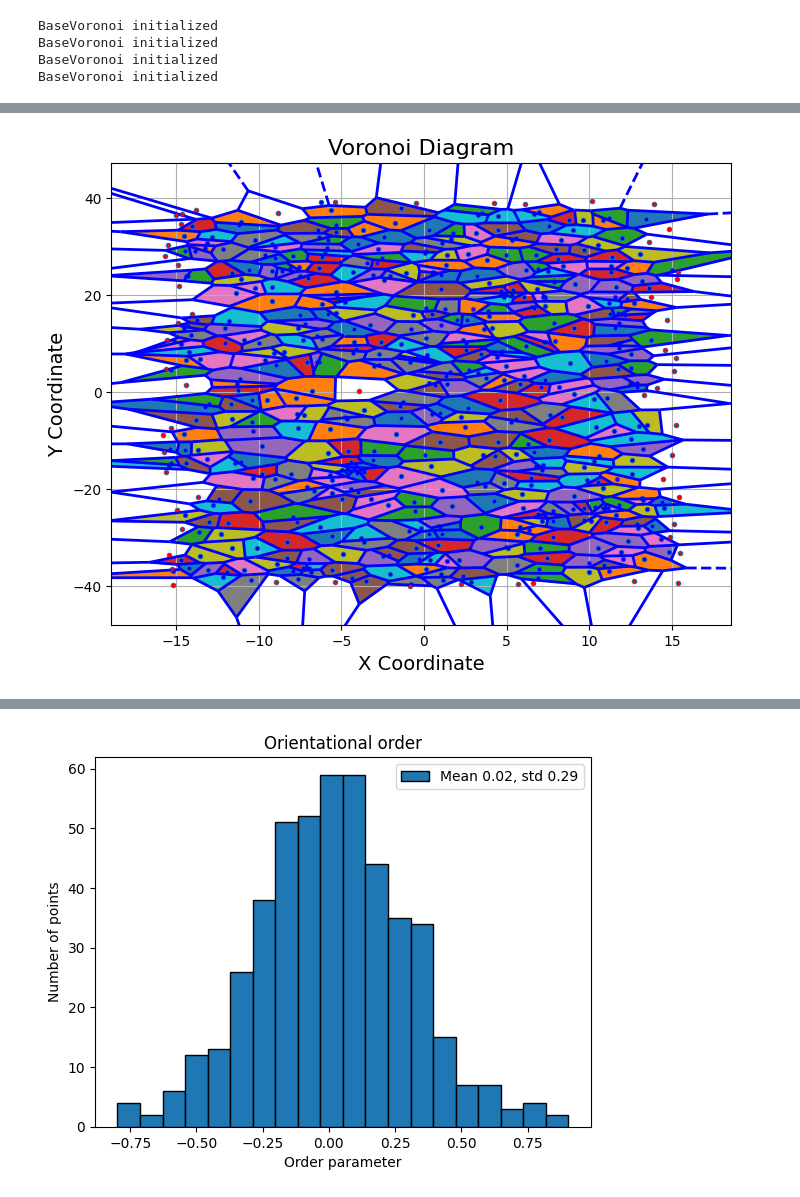
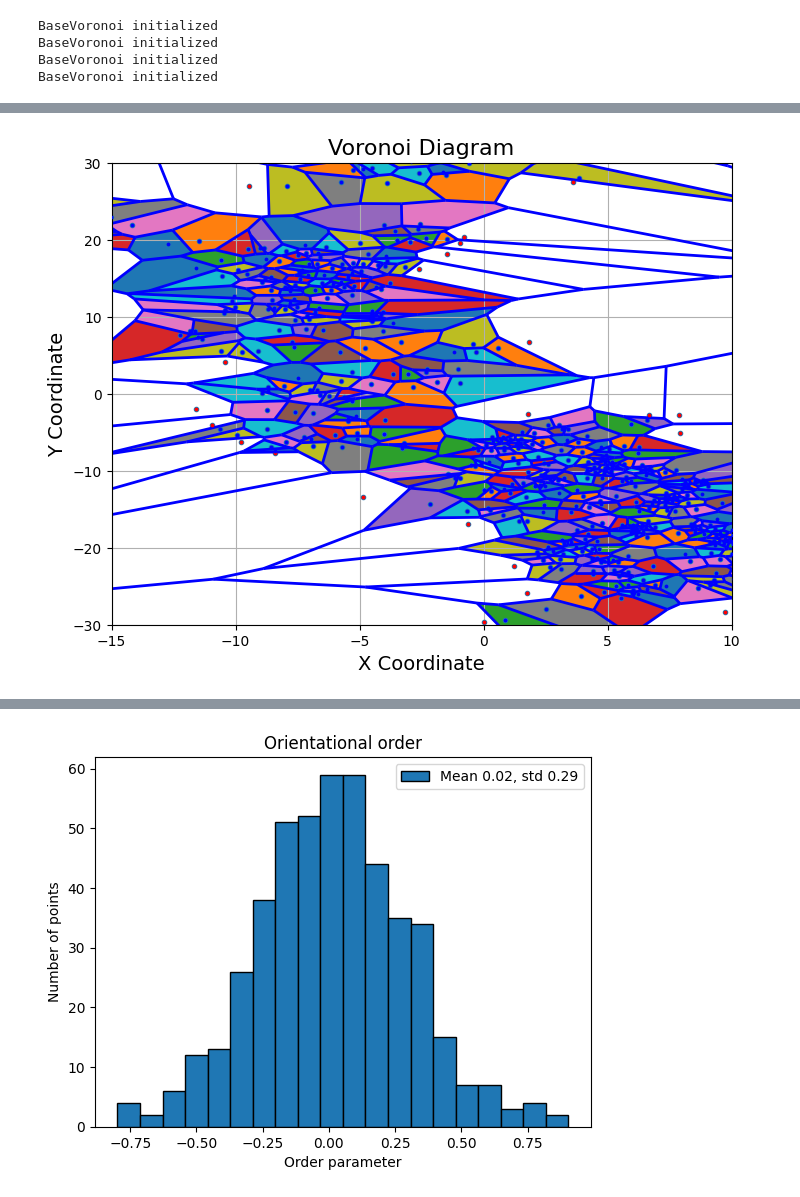
Before and after one commit to maria0026/solution_pipes_patterns, a Jupyter notebook: results.ipynb, the cells around one changed output, grey strips where cells are left out. Saved outputs shown, nothing was run; the diff lists cells and outputs as text; code cells hidden in the pictures.

Commit message:
limits for ploting

```diff
--- a/results.ipynb
+++ b/results.ipynb
@@ -38,4 +37,4 @@ voronoi_plotter.all_voronoi_diagram_area_filtered(area_limit)
-# %%
-voronoi_plotter_random.all_voronoi_diagram_area_filtered(area_limit)
-# %% [output]
-[figure, removed]
+# %%
+voronoi_plotter.all_voronoi_diagram_area_filtered(x_lim_min=-15, x_lim_max=10, y_lim_min=-30, y_lim_max=30)
+# %% [output]
+[figure, added]
```
Also changed, not shown: parts of 10 cells of this notebook, 1 other file.
